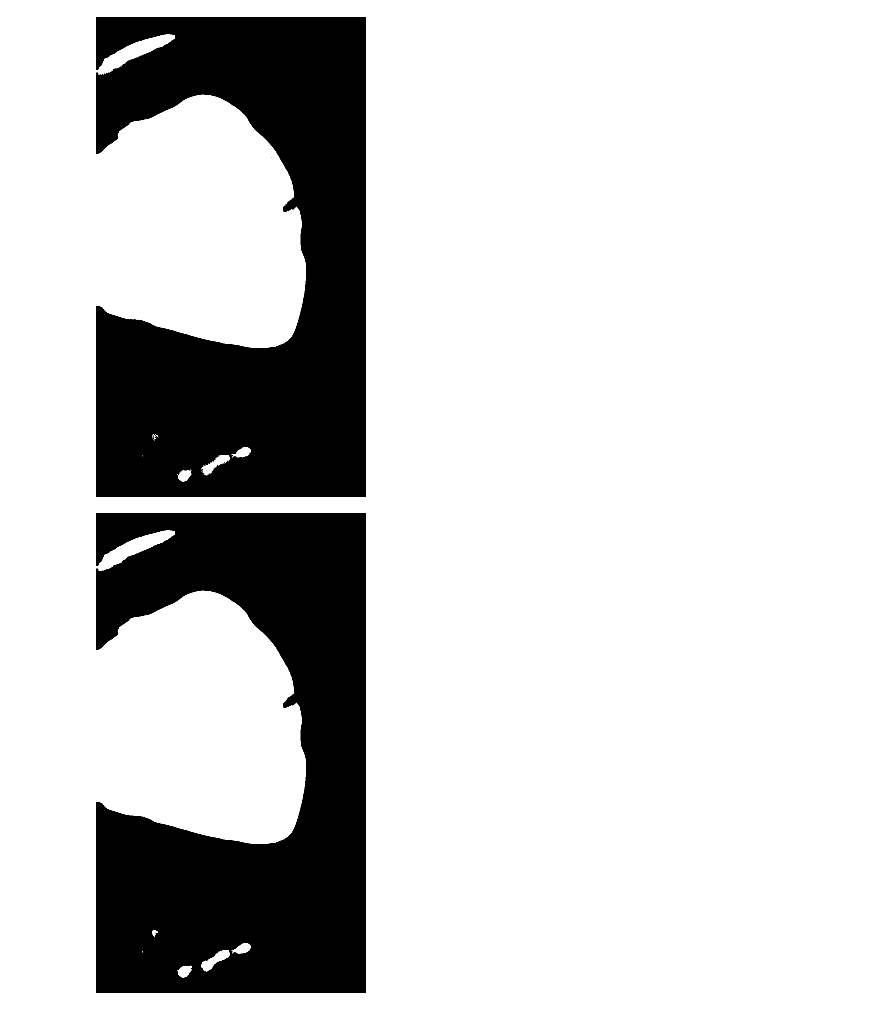
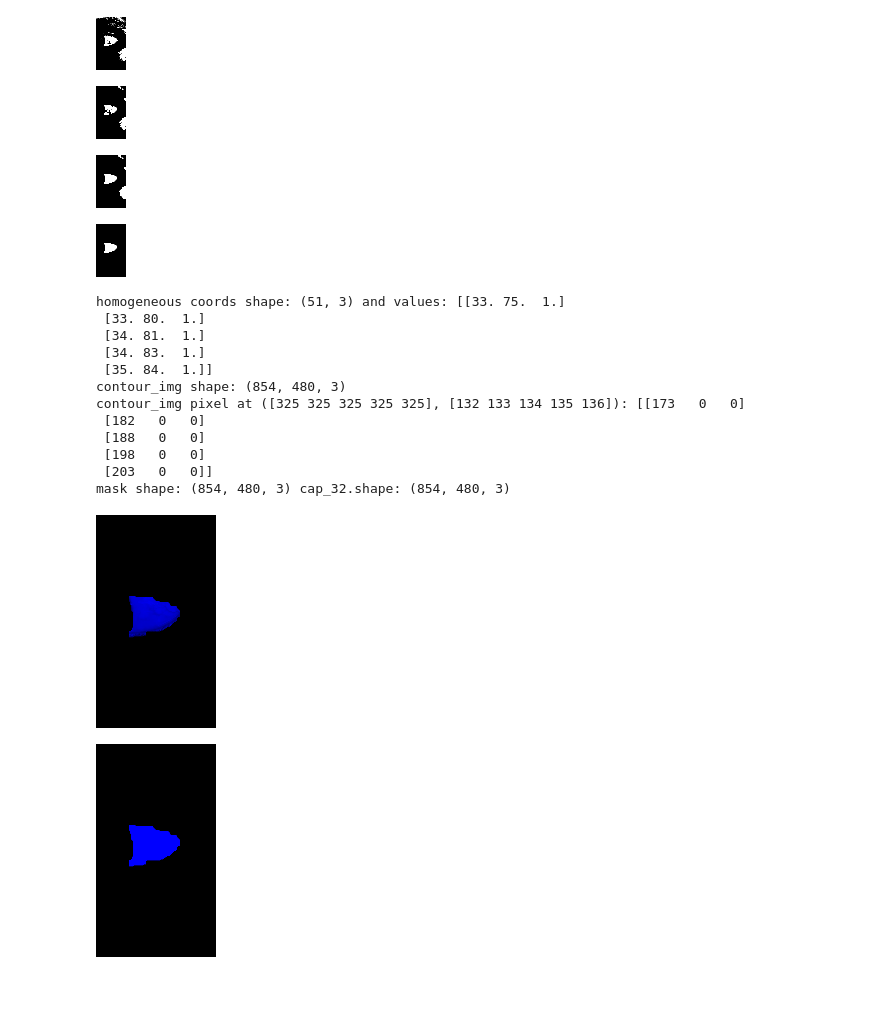
Before and after one commit to Asik007/CatsEye-Python, a Jupyter notebook: PythonServer/Testing.ipynb, the cells around one changed output. Cells and saved outputs as stored; diff of their text form; code cells hidden in the pictures.

```diff
--- a/PythonServer/Testing.ipynb
+++ b/PythonServer/Testing.ipynb
@@ -17,7 +17,7 @@ def show(img_rgb, scale_factor=0.25):
     display(Image.fromarray(scaled_img))
     return
 
-video_source = r"uploads\IMG_1735.MOV"  # Change this to your video file path or camera index
+video_source = r"uploads\IMG_1759.MOV"  # Change this to your video file path or camera index
 
 cap = cv2.VideoCapture(video_source)
 _ret, cap_1 = cap.read()  # Read the first frame to check if the video is valid
@@ -25,6 +25,8 @@ _ret, cap_1 = cap.read()  # Read the first frame to check if the video is valid
 # get frame number 32
 cap.set(cv2.CAP_PROP_POS_FRAMES, 32)
 _ret, cap_32 = cap.read()
+# cap_32 = cap_32[cap_32.shape[0]//4:cap_32.shape[0], :]  # crop to bottom 3/4ths
+cap_32 = cv2.imread(r"uploads\frames\frame_0011.png")  # for testing purposes, use a saved frame instead of the video frame
 
 show(cap_1)
 show(cap_32)
@@ -80,17 +62,67 @@ show(cap_32_gaussian_lowRes, scale_factor=.5)
 # %%
+cap_32_hsv = cv2.cvtColor(cap_32_lowRes, cv2.COLOR_BGR2HSV)
 
+thresh_hsv = cv2.inRange(cap_32_hsv, (0, 1, 180), (180, 35, 255))
+opened_hsv = cv2.morphologyEx(thresh_hsv, cv2.MORPH_OPEN, np.ones((5,5), np.uint8))
+close_hsv = cv2.morphologyEx(opened_hsv, cv2.MORPH_CLOSE, np.ones((11,11), np.uint8))
+larg_Contour, _ = cv2.findContours(close_hsv, cv2.RETR_EXTERNAL, cv2.CHAIN_APPROX_SIMPLE)
+largest_contour = max(larg_Contour, key=cv2.contourArea) if larg_Contour else None
+#  get the corresponding mask of the largest contour
+mask = np.zeros_like(close_hsv)
+mask = cv2.drawContours(mask, [largest_contour], -1, 255, thickness=cv2.FILLED)
 
-cap_32_hsv = cv2.cvtColor(cap_32_gaussian_lowRes, cv2.COLOR_BGR2HSV)
-# show(cap_32_bilat)
-# hsv_gaussian = cv2.GaussianBlur(cap_32_hsv, (15,15), 0)
-# show(hsv_gaussian[:,:,1])
-thresh_hsv = cv2.inRange(cap_32_hsv, (0, 1, 180), (180, 35, 255))
-close_hsv = cv2.morphologyEx(thresh_hsv, cv2.MORPH_CLOSE, np.ones((5,5), np.uint8))
 show(thresh_hsv)
+show(opened_hsv)
 show(close_hsv)
-# get only 1 channel of the hsv image
-# cap_32_hsv[:, :, 1].shape
-# cv2.cvtColor(cap_32_hsv[1], cv2.COLOR_GRAY2RGB).shape
+show(mask)
 # %% [output]
-[figure, old version]
+[figure, new version]
-[figure, old version]
+[figure, new version]
+[figure, added]
+[figure, added]
+# %%
+
+# Take the contour coords and multiply by a transformation matrix to get the corresponding coords in the original image, then draw the contour on the original image
+M = np.array([[cap_32.shape[1] / new_w, 0, 0],
+              [0, cap_32.shape[0] / new_h, 25],
+              [0, 0, 1]])
+
+# make the contour coords homogeneous
+# take out one of the wrappers for the contour coords
+homogeneous_coords = np.hstack([largest_contour.reshape(-1, 2), np.ones((largest_contour.shape[0], 1))])
+print(f"homogeneous coords shape: {homogeneous_coords.shape} and values: {homogeneous_coords[:5]}")
+transformed_coords = (M @ homogeneous_coords.T).T[:, :2].astype(int)
+
+# draw the contour on the original image
+contour_img = cap_32.copy()
+contour_zero = np.zeros_like(contour_img)
+mask = cv2.drawContours(contour_zero, [transformed_coords], -1, 255, thickness=cv2.FILLED)
+contour_img = cap_32 * mask.astype(bool)
+print(f"contour_img shape: {contour_img.shape}")
+
+#debugging code to look for good pixels
+nonzero_mask = np.any(contour_img != 0, axis=2)  # shape: (1080, 1280)
+rows, cols = np.where(nonzero_mask)
+
+print(f"contour_img pixel at ({rows[0:5]}, {cols[0:5]}): {contour_img[rows[0:5], cols[0:5]]}")
+# print(f"contour_img values: {np.unique(contour_img)}") # use numpy to show me a pixel with values
+print(f"mask shape: {mask.shape} cap_32.shape: {cap_32.shape}")
+show(contour_img)
+
+
+show(mask)
+# %% [output]
+homogeneous coords shape: (51, 3) and values: [[33. 75.  1.]
+ [33. 80.  1.]
+ [34. 81.  1.]
+ [34. 83.  1.]
+ [35. 84.  1.]]
+contour_img shape: (854, 480, 3)
+contour_img pixel at ([325 325 325 325 325], [132 133 134 135 136]): [[173   0   0]
+ [182   0   0]
+ [188   0   0]
+ [198   0   0]
+ [203   0   0]]
+mask shape: (854, 480, 3) cap_32.shape: (854, 480, 3)
+[figure, added]
+[figure, added]
```
Also changed, not shown: parts of 11 cells of this notebook, 17 other files.
